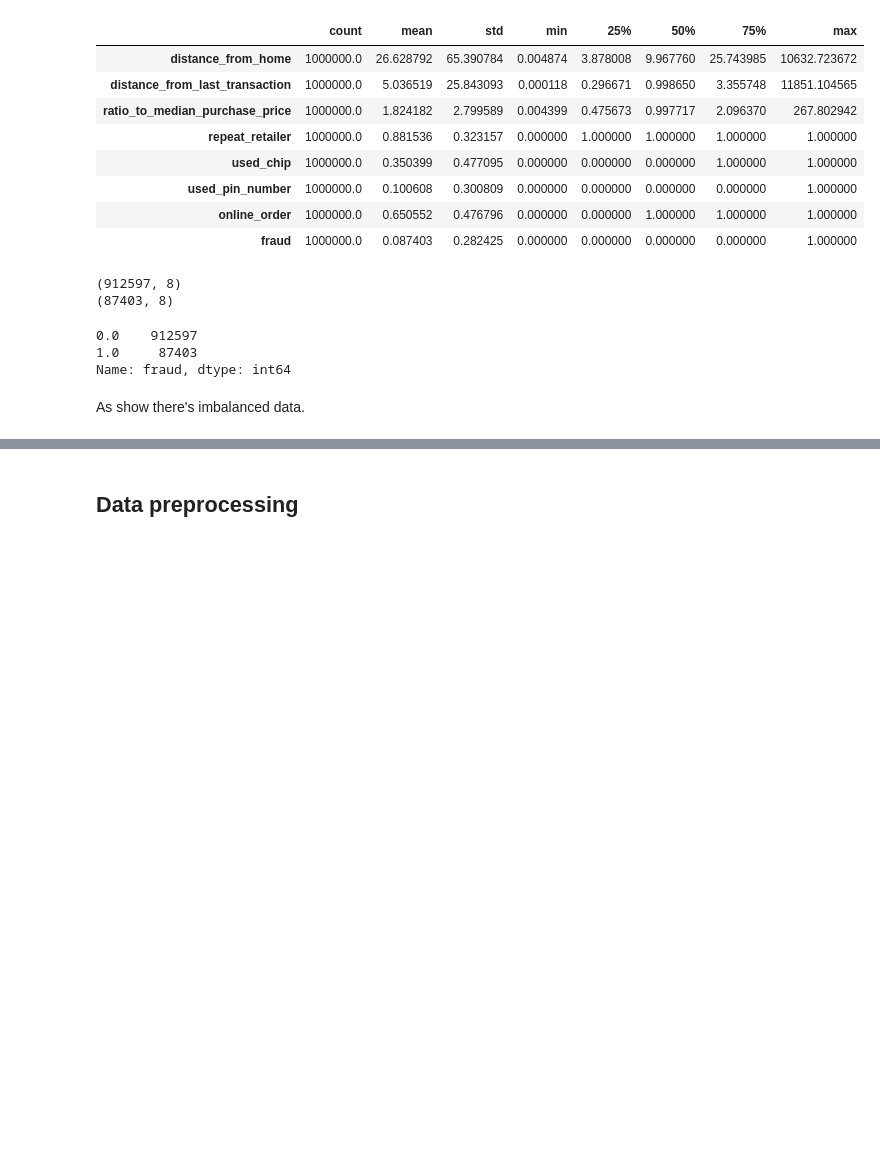
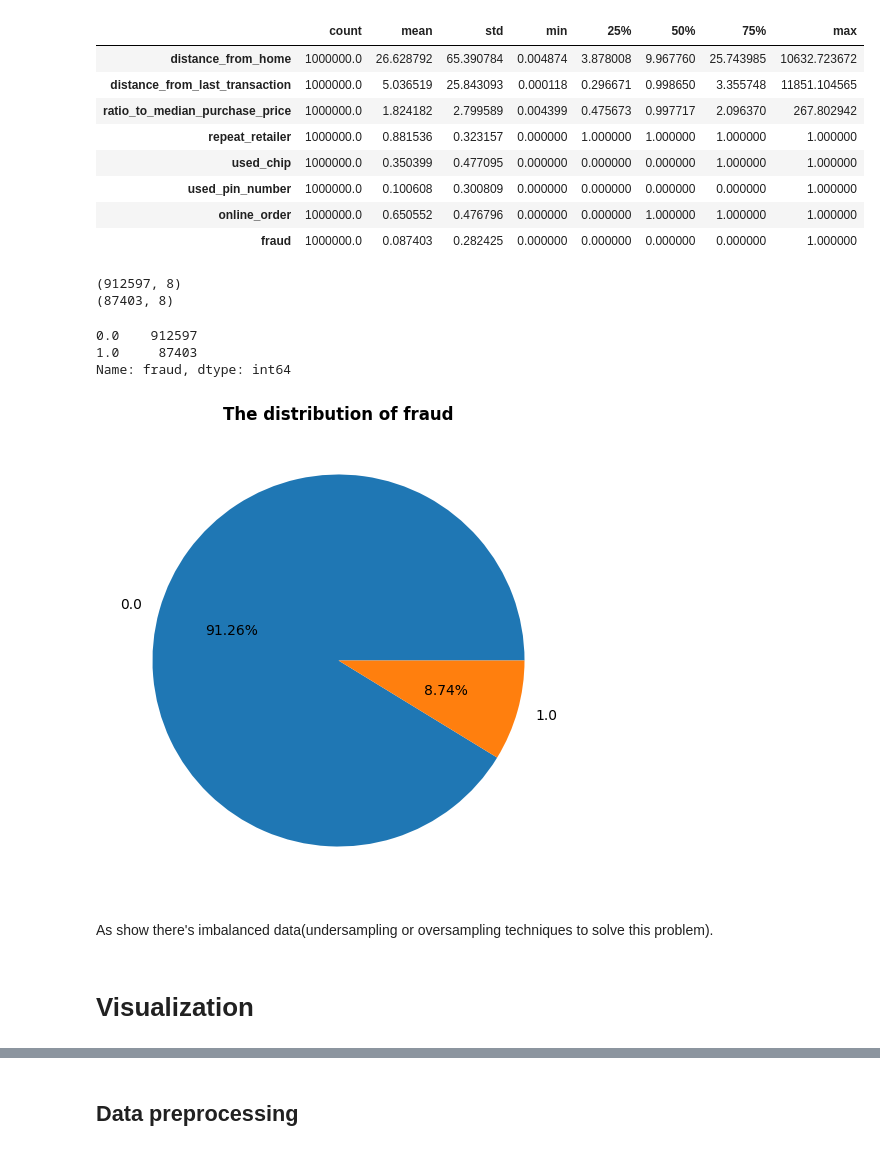
Before and after one commit to muhammed-elsherif/Machine-Learning, a Jupyter notebook: numerical.ipynb, the cells around one changed output, grey strips where cells are left out. Saved outputs shown, nothing was run; the diff lists cells and outputs as text; code cells hidden in the pictures; blank space fills up the shorter version.

```diff
--- a/numerical.ipynb
+++ b/numerical.ipynb
@@ -88,5 +97,16 @@ df['fraud'].value_counts()
 0.0    912597
 1.0     87403
 Name: fraud, dtype: int64
+# %%
+plt.figure(figsize = (6, 8))
+plt.pie(x = df['fraud'].value_counts().values,
+        labels = df['fraud'].value_counts().index,
+        autopct = '%1.2f%%')
+plt.title('The distribution of fraud', size = 12, weight = 'bold')
+plt.show()
+# %% [output]
+[figure, added]
 # %% [markdown]
-As show there's imbalanced data.
+As show there's imbalanced data(undersampling or oversampling techniques to solve this problem).
+# %% [markdown]
+# Visualization
```
Also changed, not shown: parts of 43 cells of this notebook.
